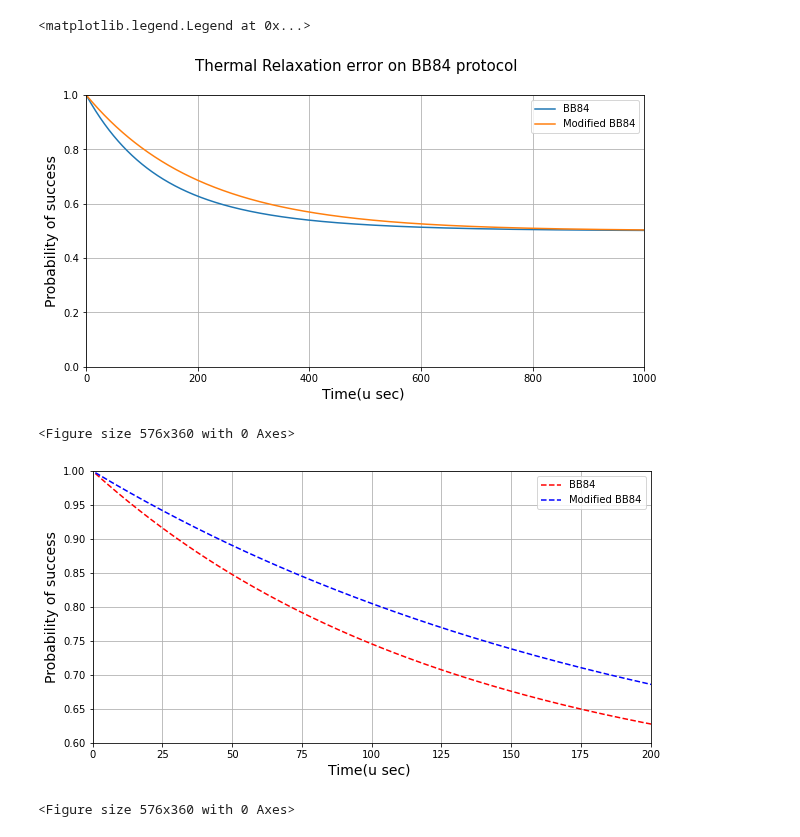
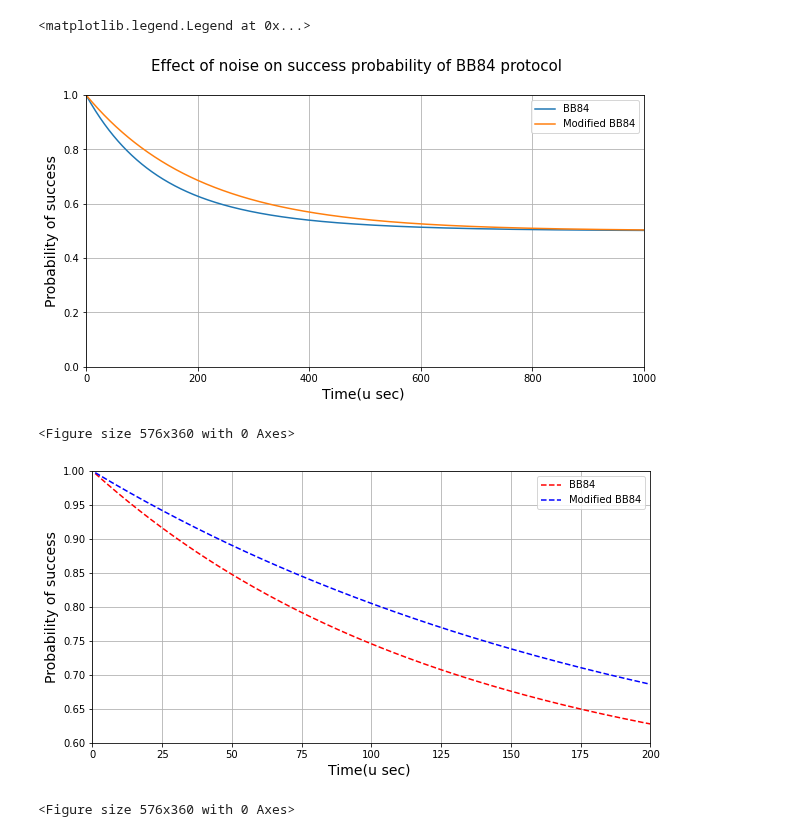
Before and after one commit to bishwajitprasadgond/Amplitude-damping-error-on-Quantum-Key-Distribution-Protocols-Effect-and-A-Probable-Bypass, a Jupyter notebook: BB84/Probability of Success BB84 and Modified BB84 Mathematically.ipynb, the cells around one changed output. Cells and saved outputs as stored; diff of their text form; code cells hidden in the pictures.

```diff
--- a/BB84/Probability of Success BB84 and Modified BB84 Mathematically.ipynb
+++ b/BB84/Probability of Success BB84 and Modified BB84 Mathematically.ipynb
@@ -92,7 +92,7 @@ y2= Map_list2
 import matplotlib.pyplot as plt
 from matplotlib.ticker import (AutoMinorLocator, MultipleLocator)
 fig, ax = plt.subplots(figsize=(10, 5))
-fig.suptitle('Thermal Relaxation error on BB84 protocol',fontsize=15)
+fig.suptitle('Effect of noise on success probability of BB84 protocol',fontsize=15)
 plt.xlabel('Time(u sec) ',fontsize=14)
 plt.ylabel('Probability of success',fontsize=14)
 plt.grid()
@@ -104,27 +104,27 @@ x1=[1, 2, 3, 4, 5, 6, 7, 8, 9, 10, 11, 12, 13, 14, 15, 16, 17, 18, 19, 20, 21, 2
 # plotting the line 2 points
 ax.plot(x1, y1, label = "BB84")
 ax.plot(x1, y2, label = "Modified BB84")
 #ax.axes.xaxis.set_ticks([])
 # show a legend on the plot
 ax.legend()
 #########################################################################
 %config InlineBackend.print_figure_kwargs={'facecolor' : "w"}
 import matplotlib.pyplot as plt
 from matplotlib.ticker import (AutoMinorLocator, MultipleLocator)
 fig, ax = plt.subplots(figsize=(10, 5))
 #fig.suptitle('Thermal Relaxation error on BB84 protocol',fontsize=15)
 ax.set_xlim(0, 200)
 ax.set_ylim(0.6,1)
 plt.ylabel('Probability of success',fontsize=14)
 plt.xlabel('Time(u sec) ',fontsize=14)
 plt.grid()
 fig = plt.figure(figsize=(8,5))
 ax.plot(x1,y1,'r--',label = "BB84")
 ax.plot(x1,y2,'b--',label = "Modified BB84")
 ax.legend()
 # %% [output]
 <matplotlib.legend.Legend at 0x...>
-[figure, old version]
+[figure, new version]
 <Figure size 576x360 with 0 Axes>
 [figure]
 <Figure size 576x360 with 0 Axes>
```
Also changed, not shown: parts of 2 cells of this notebook, 4 other files.
